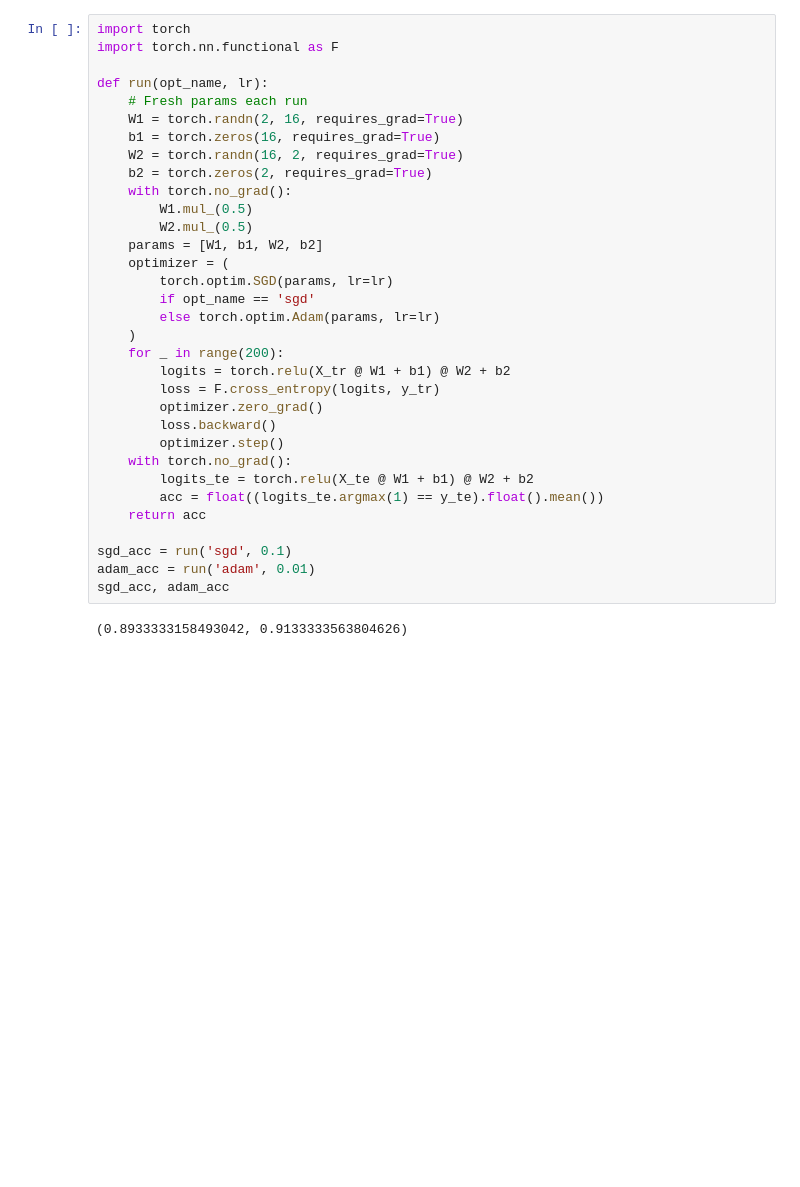
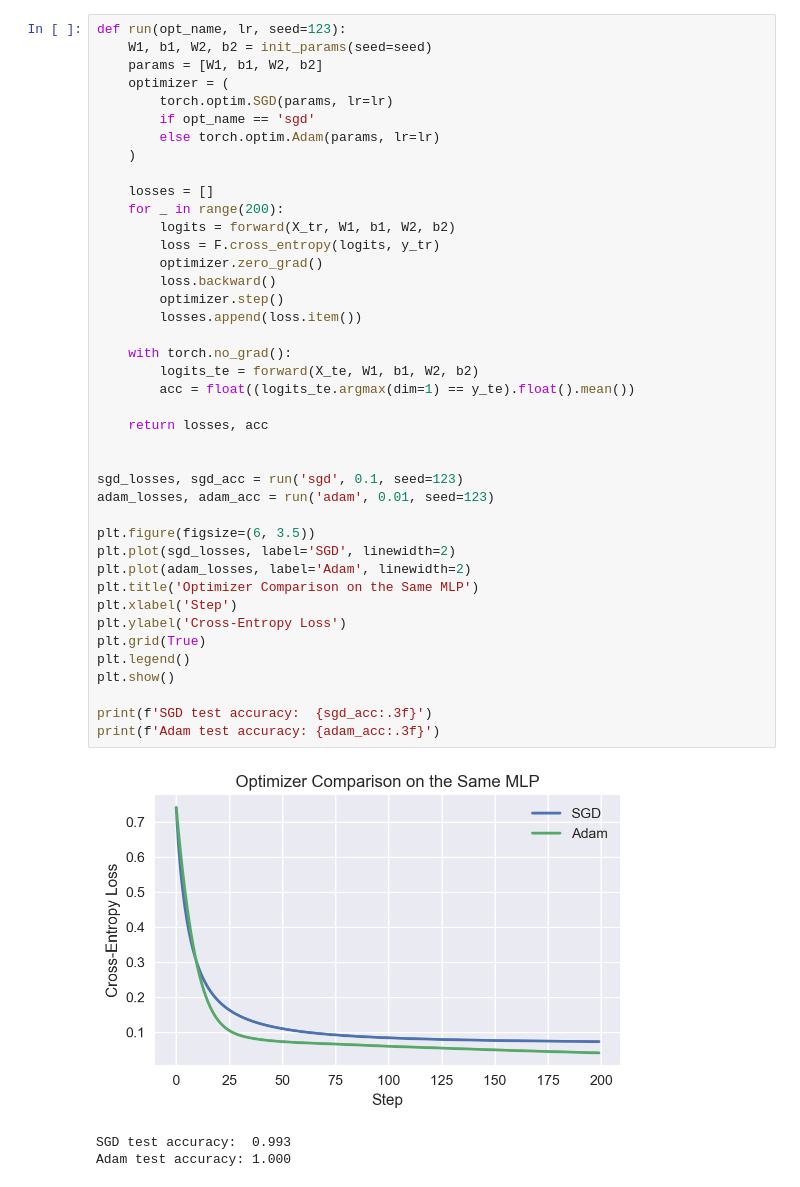
Before and after one commit to FranQuant/pytorch_dl_apps, a Jupyter notebook: part2_pytorch_basics/chapter_7.ipynb, the cells around one changed output. Cells and saved outputs as stored; diff of their text form; blank space fills up the shorter version.

```diff
--- a/part2_pytorch_basics/chapter_7.ipynb
+++ b/part2_pytorch_basics/chapter_7.ipynb
@@ -68,35 +146,45 @@ acc
 # %%
-import torch
-import torch.nn.functional as F
-
-def run(opt_name, lr):
-    # Fresh params each run
-    W1 = torch.randn(2, 16, requires_grad=True)
-    b1 = torch.zeros(16, requires_grad=True)
-    W2 = torch.randn(16, 2, requires_grad=True)
-    b2 = torch.zeros(2, requires_grad=True)
-    with torch.no_grad():
-        W1.mul_(0.5)
-        W2.mul_(0.5)
+def run(opt_name, lr, seed=123):
+    W1, b1, W2, b2 = init_params(seed=seed)
     params = [W1, b1, W2, b2]
     optimizer = (
         torch.optim.SGD(params, lr=lr)
         if opt_name == 'sgd'
         else torch.optim.Adam(params, lr=lr)
     )
+
+    losses = []
     for _ in range(200):
-        logits = torch.relu(X_tr @ W1 + b1) @ W2 + b2
+        logits = forward(X_tr, W1, b1, W2, b2)
         loss = F.cross_entropy(logits, y_tr)
         optimizer.zero_grad()
         loss.backward()
         optimizer.step()
+        losses.append(loss.item())
+
     with torch.no_grad():
-        logits_te = torch.relu(X_te @ W1 + b1) @ W2 + b2
-        acc = float((logits_te.argmax(1) == y_te).float().mean())
-    return acc
+        logits_te = forward(X_te, W1, b1, W2, b2)
+        acc = float((logits_te.argmax(dim=1) == y_te).float().mean())
 
-sgd_acc = run('sgd', 0.1)
-adam_acc = run('adam', 0.01)
-sgd_acc, adam_acc
+    return losses, acc
+
+
+sgd_losses, sgd_acc = run('sgd', 0.1, seed=123)
+adam_losses, adam_acc = run('adam', 0.01, seed=123)
+
+plt.figure(figsize=(6, 3.5))
+plt.plot(sgd_losses, label='SGD', linewidth=2)
+plt.plot(adam_losses, label='Adam', linewidth=2)
+plt.title('Optimizer Comparison on the Same MLP')
+plt.xlabel('Step')
+plt.ylabel('Cross-Entropy Loss')
+plt.grid(True)
+plt.legend()
+plt.show()
+
+print(f'SGD test accuracy:  {sgd_acc:.3f}')
+print(f'Adam test accuracy: {adam_acc:.3f}')
 # %% [output]
+[figure, added]
-(0.8933333158493042, 0.9133333563804626)
+SGD test accuracy:  0.993
+Adam test accuracy: 1.000
```
Also changed, not shown: parts of 11 cells of this notebook.
